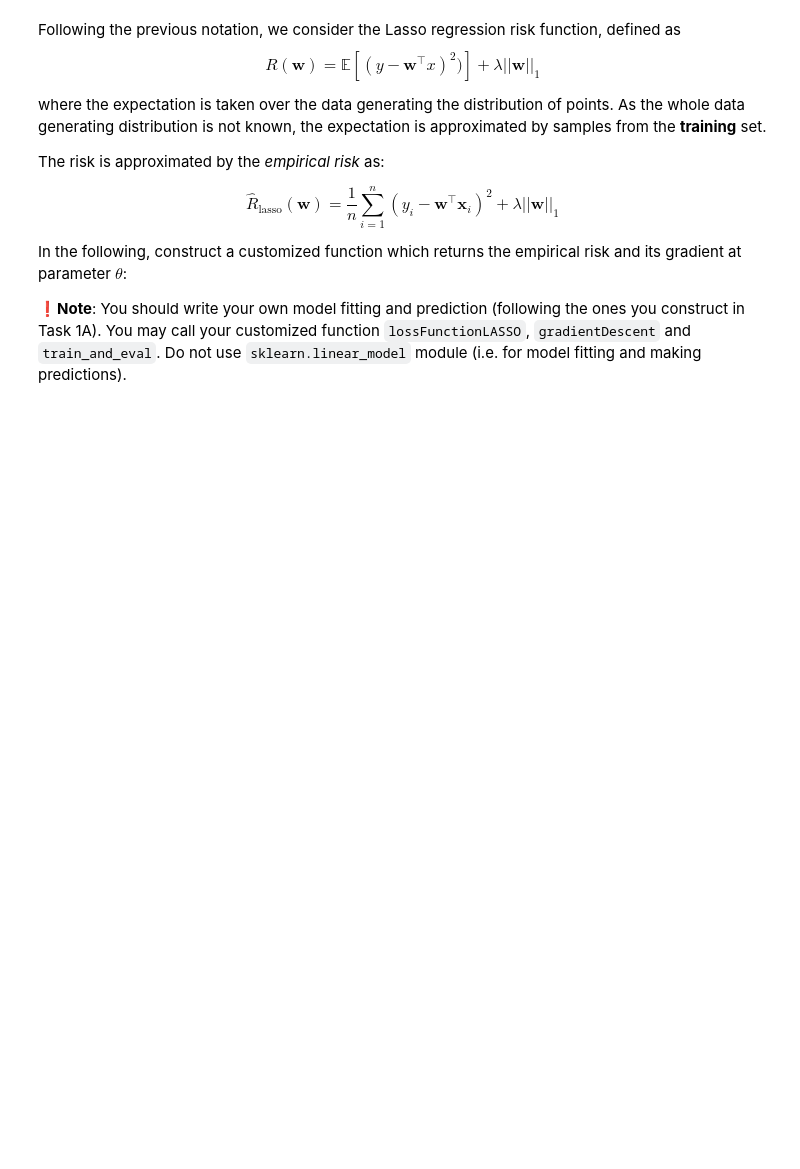
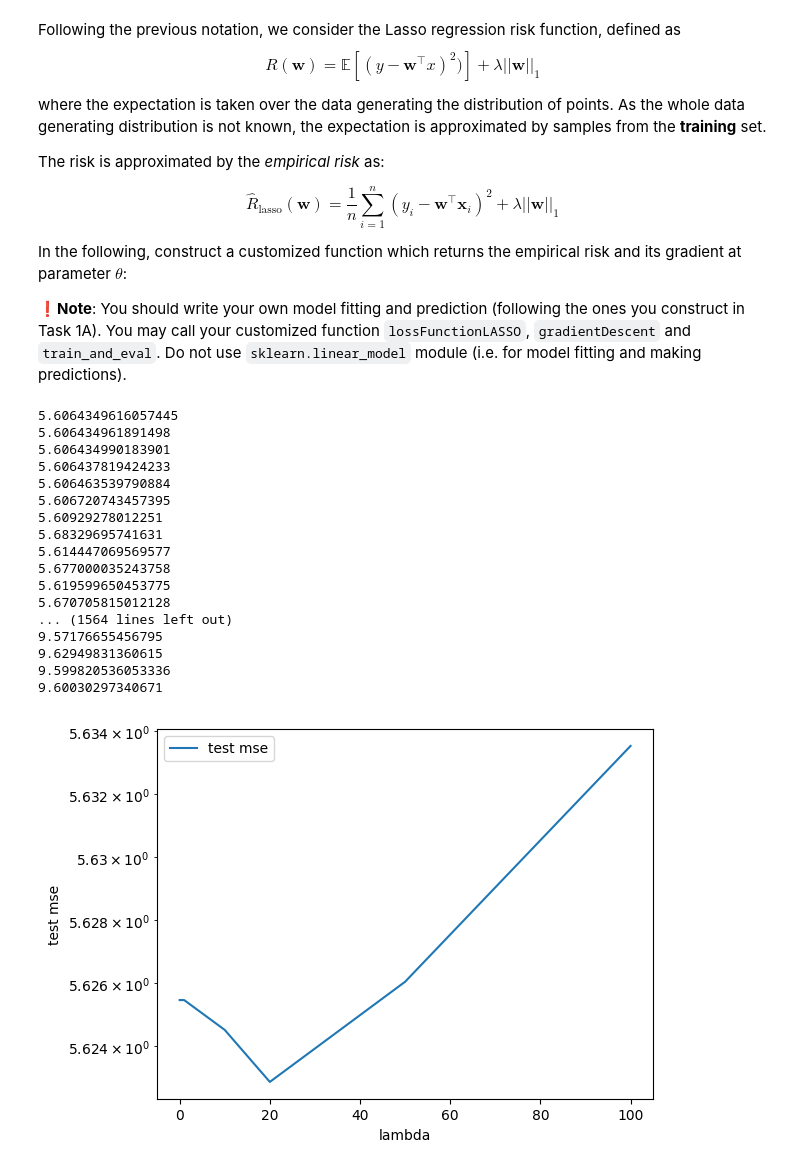
Before and after one commit to jakeziqiwei/winter24ML, a Jupyter notebook: [jake]project1_regression_modelsel.ipynb, the cells around one changed output. Drawn from its saved outputs; the diff is of its cells as text; code cells hidden in the pictures; blank space fills up the shorter version.

```diff
--- a/[jake]project1_regression_modelsel.ipynb
+++ b/[jake]project1_regression_modelsel.ipynb
@@ -295,7 +298,7 @@ def train_and_eval( X_train , y_train , X_eval , y_eval , lambda_ ):
 
     mse = 0
     initial_theta = np.zeros((X_train.shape[1], 1))
-    Eta = 1e-4
+    Eta = 1e-3
     Tolerance = 1e-6
     learned, _ = gradientDescent(X_train, y_train,initial_theta,Eta,lambda_,Tolerance)
     print(learned)
@@ -419,7 +432,6 @@ In the following, construct a customized function which returns the empirical ri
 
 ❗**Note**: You should write your own model fitting and prediction (following the ones you construct in Task 1A). You may call your customized function `lossFunctionLASSO`, `gradientDescent` and `train_and_eval`. Do not use `sklearn.linear_model` module (i.e. for model fitting and making predictions).
 # %%
-# Constructing the empirical risk function for LASSO regression.
 def lossFunctionLASSO(theta, X, y ,Lambda):
     """
     Take in numpy array of theta, X, and y to return the regularize loss function and gradient
@@ -427,36 +439,86 @@ def lossFunctionLASSO(theta, X, y ,Lambda):
     """
     # initialize regularized average loss (empirical risk) and its gradient
     regLoss = 0
     grad = np.zeros(theta.shape)
+    n = len(y)
 
-    # add your code to compute the LASSO regression risk function and its gradient #
-    #
+    for i in range(n):
+        regLoss += (y[i] - theta.T@X[i])**2
+
+    regLoss *= 1/n
+    regLoss += Lambda*(np.sum(np.abs(theta)))
+
+    y = y.reshape(-1,1)
+
+    grad = -2/n*(X.T@(y - X@theta)) + Lambda*np.sign(theta)
 
     return regLoss, grad
 
 def gradientDescent(X,y,theta,eta,Lambda,tolerance,max_iter=1000):
-    # you can reuse your code from ridge regression and modify it accordingly #
+
+    Loss_history =[]
+
+    init_risk, init_grad = lossFunctionLASSO(theta, X, y, Lambda)
+    Loss_history.append(init_risk[0])
+    theta = theta - eta*init_grad
+    i = 0
+
+    while i < max_iter:
+        risk, grad = lossFunctionLASSO(theta, X, y, Lambda)
+        Loss_history.append(risk[0])
+        print(risk[0])
+        if np.abs(Loss_history[-2] - Loss_history[-1]) < tolerance:
+            break
+            theta = theta - eta*grad
+            i += 1
+
     return theta, Loss_history
 
 def train_and_eval( X_train , y_train , X_eval , y_eval , lambda_ ):
-    # you can reuse your code from ridge regression and modify it accordingly #
+    mse = 0
+    initial_theta = np.zeros((X_train.shape[1], 1))
+    Eta = 1e-4
+    Tolerance = 1e-3
 
-    return mse
+    theta, _ = gradientDescent(X_train,y_train,initial_theta,Eta,lambda_,Tolerance)
+
+    for i in range(len(y_eval)):
+        mse += ((y_eval[i] - theta.flatten().T@X_eval[i]))**2
+    return mse/len(y_eval)
 
 
 weight_list = [1e-10, 1e-6, 1e-4, 0.01, 0.1, 1, 10, 20, 50, 100]
 result_list = []
 
 # compute test MSE
 for weight in weight_list:
-    test_mse = train_and_eval ( X_train , y_train , X_test , y_test , weight )
+    test_mse = train_and_eval ( X_train , y_train.to_numpy(), X_test , y_test.to_numpy()weight )
     result_list.append ([ test_mse , weight ])
     result_array = np.array ( result_list )
 
 plt.figure()
 plt.plot( result_array [: , -1] , result_array [: ,0] , label = 'test mse')
 plt.xlabel('lambda')
 plt.ylabel('test mse')
 plt.yscale('log')
 plt.legend()
 plt.show()
+# %% [output]
+5.6064349616057445
+5.606434961891498
+5.606434990183901
+5.606437819424233
+5.606463539790884
+5.606720743457395
+5.60929278012251
+5.68329695741631
+5.614447069569577
+5.677000035243758
+5.619599650453775
+5.670705815012128
+... (1564 lines left out)
+9.57176655456795
+9.62949831360615
+9.599820536053336
+9.60030297340671
+[figure, added]
```
Also changed, not shown: parts of 2 cells of this notebook, 1 other file.
